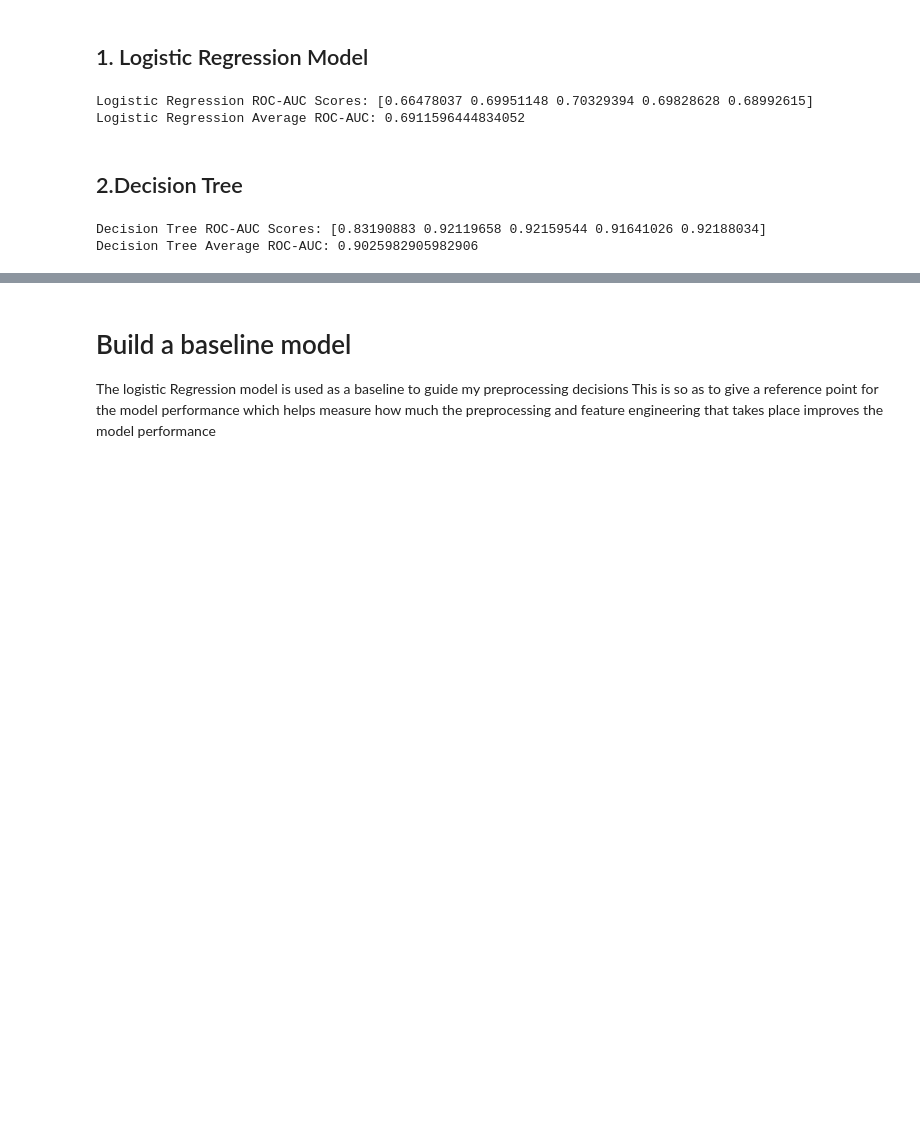
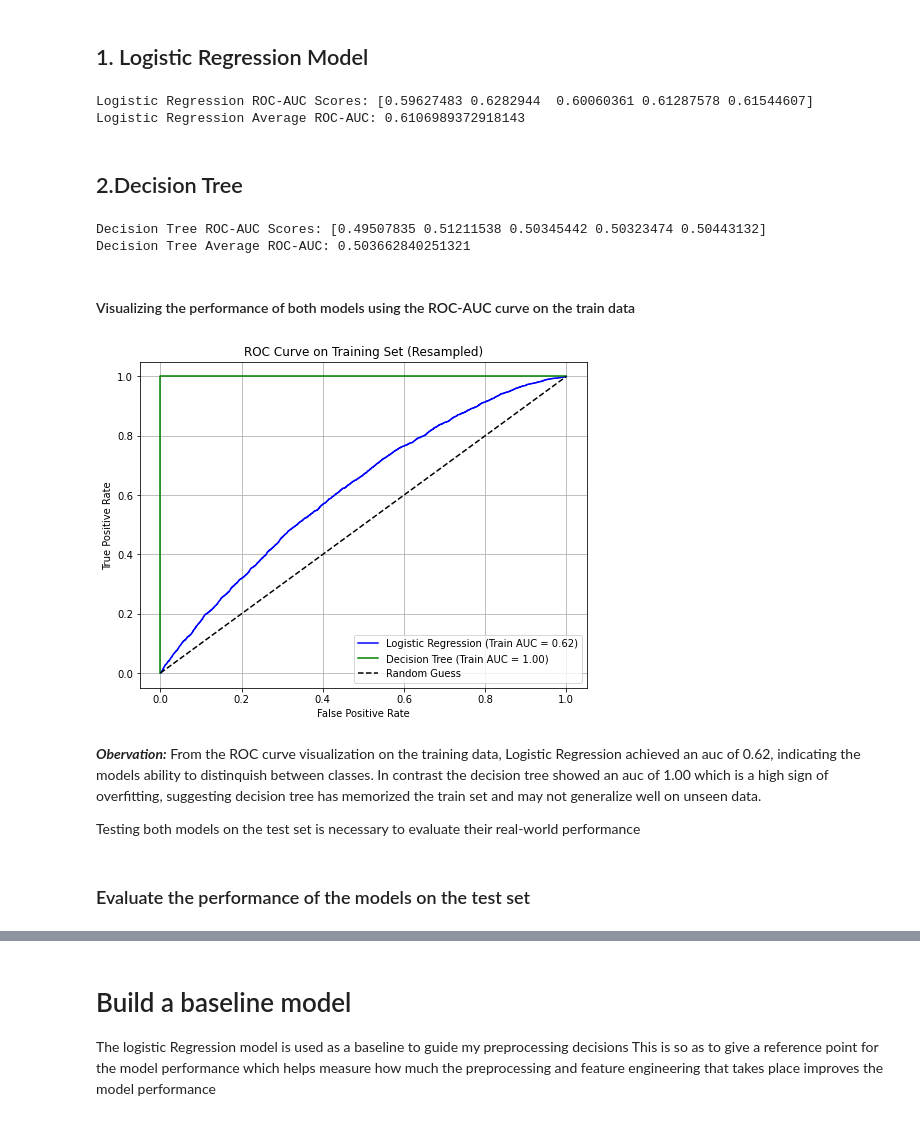
Before and after one commit to Calistus-design/Car_Insurance_Claim_Prediction, a Jupyter notebook: Index.ipynb, the cells around one changed output, grey strips where cells are left out. Saved outputs shown, nothing was run; the diff lists cells and outputs as text; code cells hidden in the pictures; blank space fills up the shorter version.

Commit message:
Modeling

```diff
--- a/Index.ipynb
+++ b/Index.ipynb
@@ -461,7 +476,7 @@ is_speed_alert & max_power: Cramér's V = 1.00
 is_speed_alert & engine_type: Cramér's V = 1.00
 # %%
 cat_col_drop = [
-     'segment', 'fuel_type', 'max_torque',
+     'segment', 'fuel_type', 'max_torque', 'make',
     'max_power', 'transmission_type','engine_type', 'is_adjustable_steering',
     'is_tpms', 'is_parking_sensors', 'rear_brakes_type',
      'steering_type', 'is_front_fog_lights', 'is_rear_window_wiper',
@@ -674,7 +677,7 @@ Index(['area_cluster', 'make', 'model'], dtype='object')
 # %%
 # One-hot encode both test and train
-X_train = pd.get_dummies(X_train, columns=['area_cluster', 'make', 'model'], drop_first=True)
-X_test = pd.get_dummies(X_test, columns=['area_cluster', 'make', 'model'], drop_first=True)
+X_train = pd.get_dummies(X_train, columns=['area_cluster', 'model'], drop_first=True)
+X_test = pd.get_dummies(X_test, columns=['area_cluster', 'model'], drop_first=True)
 
 # ensure the test and train have same columns
 X_train_encoded, X_test_encoded = X_train.align(X_test, join='left', axis=1, fill_value=0)
@@ -771,23 +768,18 @@ Name: is_claim, dtype: float64
 # %% [markdown]
 ## 1. Logistic Regression Model
 # %%
-from sklearn.model_selection import cross_val_score
-from sklearn.linear_model import LogisticRegression
-from sklearn.tree import DecisionTreeClassifier
-import numpy as np
-
 # Initialize models
-log_reg = LogisticRegression(max_iter=1000, random_state=42)
+log_reg = LogisticRegression(max_iter=1000, random_state=42, class_weight='balanced')
 
 # Perform 5-fold cross-validation
-log_reg_scores = cross_val_score(log_reg, X_train_resampled, y_train_resampled, cv=5, scoring='roc_auc')
+log_reg_scores = cross_val_score(log_reg, X_train, y_train, cv=5, scoring='roc_auc')
 
 # Display results
 print("Logistic Regression ROC-AUC Scores:", log_reg_scores)
 print("Logistic Regression Average ROC-AUC:", np.mean(log_reg_scores))
 # %% [output]
-Logistic Regression ROC-AUC Scores: [0.66478037 0.69951148 0.70329394 0.69828628 0.68992615]
-Logistic Regression Average ROC-AUC: 0.6911596444834052
+Logistic Regression ROC-AUC Scores: [0.59627483 0.6282944  0.60060361 0.61287578 0.61544607]
+Logistic Regression Average ROC-AUC: 0.6106989372918143
 # %% [markdown]
 ## 2.Decision Tree
 # %%
@@ -795,11 +787,57 @@ Logistic Regression Average ROC-AUC: 0.6911596444834052
 decision_tree = DecisionTreeClassifier(random_state=42)
 
 # Perform 5-fold cross-validation
-tree_scores = cross_val_score(decision_tree, X_train_resampled, y_train_resampled, cv=5, scoring= 'roc_auc')
+tree_scores = cross_val_score(decision_tree, X_train, y_train, cv=5, scoring= 'roc_auc')
 
 # Display results
 print("Decision Tree ROC-AUC Scores:", tree_scores)
 print("Decision Tree Average ROC-AUC:", np.mean(tree_scores))
 # %% [output]
-Decision Tree ROC-AUC Scores: [0.83190883 0.92119658 0.92159544 0.91641026 0.92188034]
-Decision Tree Average ROC-AUC: 0.9025982905982906
+Decision Tree ROC-AUC Scores: [0.49507835 0.51211538 0.50345442 0.50323474 0.50443132]
+Decision Tree Average ROC-AUC: 0.503662840251321
+# %% [markdown]
+#### Visualizing the performance of both models using the ROC-AUC curve on the train data
+# %%
+from sklearn.metrics import roc_curve, auc
+import matplotlib.pyplot as plt
+
+# Fit on resampled training set
+log_reg.fit(X_train, y_train)
+decision_tree.fit(X_train, y_train)
+
+#call predict_proba
+log_reg_train_probs = log_reg.predict_proba(X_train)[:, 1]
+tree_train_probs = decision_tree.predict_proba(X_train)[:, 1]
+
+#Predict on train
+log_reg_train_probs = log_reg.predict_proba(X_train)[:, 1]
+tree_train_probs = decision_tree.predict_proba(X_train)[:, 1]
+
+#ROC curve
+fpr_log_train, tpr_log_train, _ = roc_curve(y_train, log_reg_train_probs)
+fpr_tree_train, tpr_tree_train, _ = roc_curve(y_train, tree_train_probs)
+
+# calculate AUC score
+auc_log_train = auc(fpr_log_train, tpr_log_train)
+auc_tree_train = auc(fpr_tree_train, tpr_tree_train)
+
+#Plot
+plt.figure(figsize=(8, 6))
+plt.plot(fpr_log_train, tpr_log_train, label=f'Logistic Regression (Train AUC = {auc_log_train:.2f})', color='blue')
+plt.plot(fpr_tree_train, tpr_tree_train, label=f'Decision Tree (Train AUC = {auc_tree_train:.2f})', color='green')
+plt.plot([0, 1], [0, 1], 'k--', label='Random Guess')
+
+plt.title('ROC Curve on Training Set (Resampled)')
+plt.xlabel('False Positive Rate')
+plt.ylabel('True Positive Rate')
+plt.legend(loc='lower right')
+plt.grid(True)
+plt.show()
+# %% [output]
+[figure, added]
+# %% [markdown]
+***Obervation:*** From the ROC curve visualization on the training data, Logistic Regression achieved an auc of 0.62, indicating the models ability to distinquish between classes. In contrast the decision tree showed an auc of 1.00 which is a high sign of overfitting, suggesting decision tree has memorized  the train set and may not generalize well on unseen data.
+
+Testing both models on the test set is necessary to evaluate their real-world performance
+# %% [markdown]
+### Evaluate the performance of the models on the test set
```
Also changed, not shown: parts of 33 cells of this notebook.
